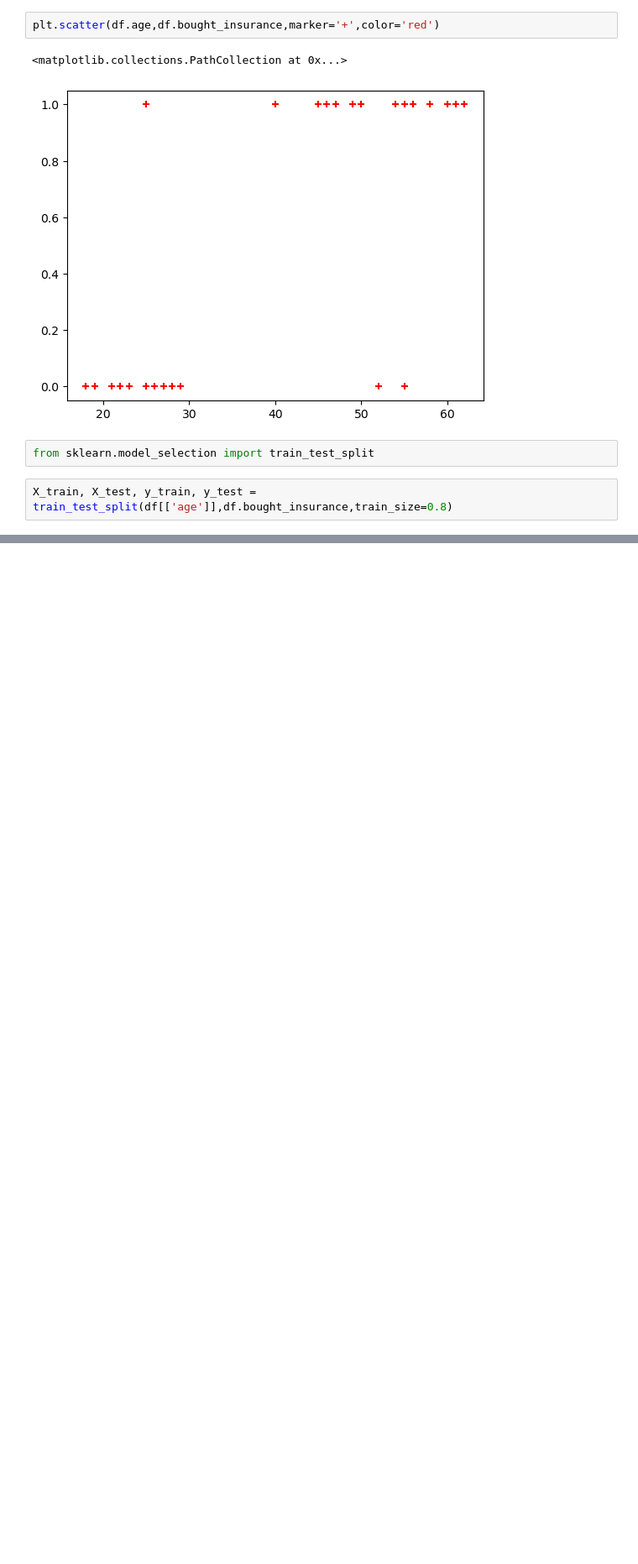
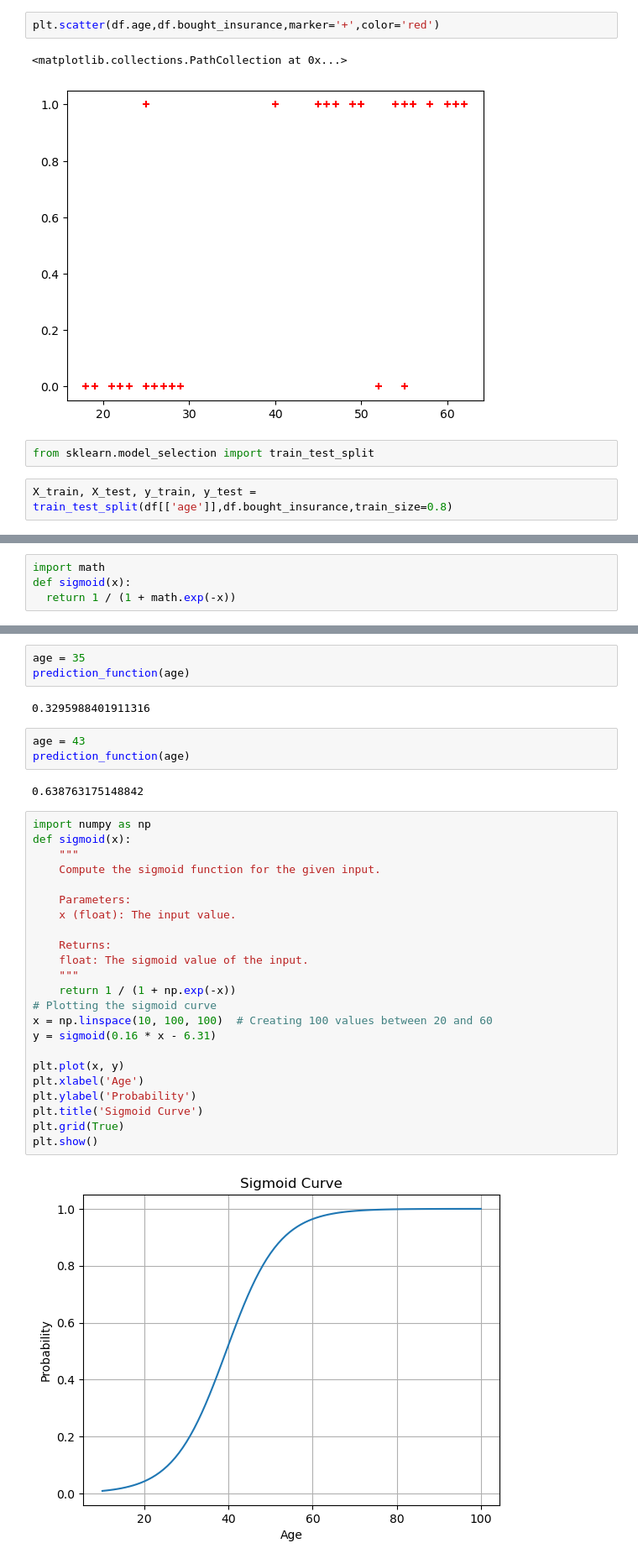
Before and after one commit to khanak2408/MachineLearning_RTU, a Jupyter notebook: ML_3_LogisticRegression.ipynb, the cells around one changed output, grey strips where cells are left out. Shown: that part at 84% size. Drawn from its saved outputs; the diff is of its cells as text; blank space fills up the shorter version.

Commit message:
Logistic Regression with Sigmoid is added

```diff
--- a/ML_3_LogisticRegression.ipynb
+++ b/ML_3_LogisticRegression.ipynb
@@ -22,0 +87,4 @@ X_train, X_test, y_train, y_test = train_test_split(df[['age']],df.bought_insura
+# %%
+import math
+def sigmoid(x):
+  return 1 / (1 + math.exp(-x))
@@ -22,0 +96,35 @@ X_train, X_test, y_train, y_test = train_test_split(df[['age']],df.bought_insura
+# %%
+age = 35
+prediction_function(age)
+# %% [output]
+0.3295988401911316
+# %%
+age = 43
+prediction_function(age)
+# %% [output]
+0.638763175148842
+# %%
+import numpy as np
+def sigmoid(x):
+    """
+    Compute the sigmoid function for the given input.
+
+    Parameters:
+    x (float): The input value.
+
+    Returns:
+    float: The sigmoid value of the input.
+    """
+    return 1 / (1 + np.exp(-x))
+# Plotting the sigmoid curve
+x = np.linspace(10, 100, 100)  # Creating 100 values between 20 and 60
+y = sigmoid(0.16 * x - 6.31)
+
+plt.plot(x, y)
+plt.xlabel('Age')
+plt.ylabel('Probability')
+plt.title('Sigmoid Curve')
+plt.grid(True)
+plt.show()
+# %% [output]
+[figure, added]
```
Also changed, not shown: parts of 12 cells of this notebook.
